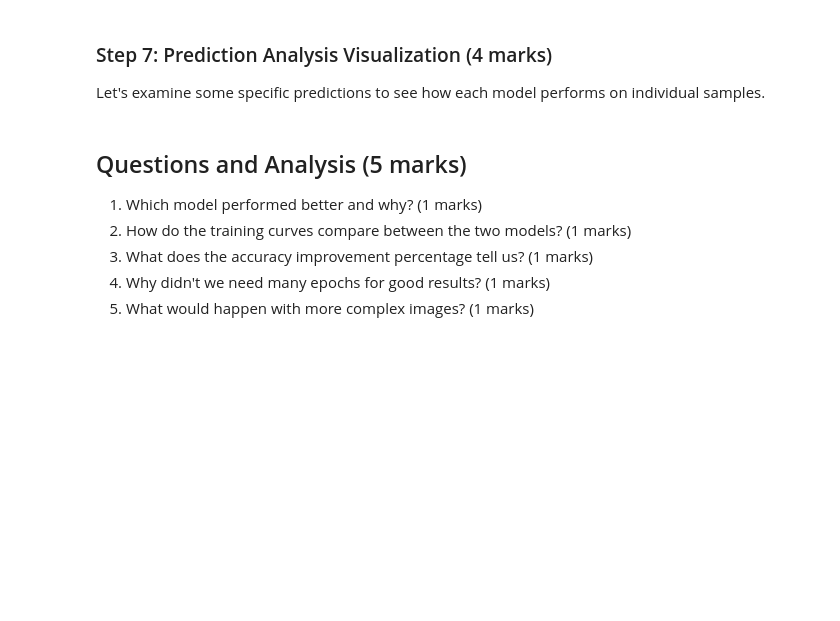
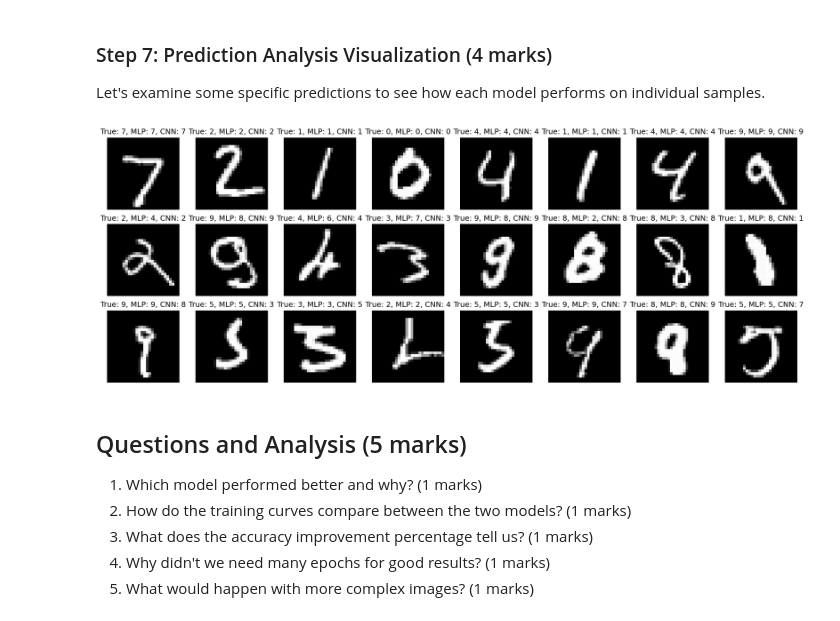
Before and after one commit to nathanielmills-101/ENGG680_2025_Fall, a Jupyter notebook: Assignment2.ipynb, the cells around one changed output. Drawn from its saved outputs; the diff is of its cells as text; code cells hidden in the pictures; blank space fills up the shorter version.

```diff
--- a/Assignment2.ipynb
+++ b/Assignment2.ipynb
@@ -1040,37 +1136,56 @@ Let's examine some specific predictions to see how each model performs on indivi
 # %%
 # Visualize correct and incorrect predictions, create a 3x8 grid
 # First row: Both models correct
 # Second row: CNN correct, MLP wrong
 # Third row: MLP correct, CNN wrong
-
 # Create subplots
 # your code here (1 marks)
 
+fig, axes = plt.subplots(3, 8, figsize=(16, 6), dpi=150)
+axes = axes.flatten()
 
 # Find correct predictions for each case
-# Sample for both_correct
+# your code here (1 marks)
+#First row:
 both_correct = (mlp_predicted_classes == y_test) & (cnn_predicted_classes == y_test)
-both_correct_indices = np.where(both_correct)[0][:8]
-
-# your code here (1 marks)
+#Second row:
+cnn_correct_mlp_wrong = (mlp_predicted_classes != y_test) & (cnn_predicted_classes == y_test)
+#Third row:
+mlp_correct_cnn_wrong = (mlp_predicted_classes == y_test) & (cnn_predicted_classes != y_test)
 
 
 
+
+# Sample for both_correct
+both_correct_indices = np.where(both_correct)[0][:8]
+cnn_correct_mlp_wrong_indices = np.where(cnn_correct_mlp_wrong)[0][:8]
+mlp_correct_cnn_wrong_indices = np.where(mlp_correct_cnn_wrong)[0][:8]
+# Plot correct predictions
+plot_indices =[
+    both_correct_indices,
+    cnn_correct_mlp_wrong_indices,
+    mlp_correct_cnn_wrong_indices
+]
 
 # Plot examples, you can learn how to plot them from previous plotting code in Part 2
 # Add a title for each graph showing the true label and both model predictions
 # hint: use for loop to iterate through the indices and plot each image
 # your code here (2 marks)
 
+for row in range(3):
+    for col in range(8):
+        axes[row * 8 + col].axis('off')
+        if col < len(plot_indices[row]):
+            idx = plot_indices[row][col]
+            axes[row * 8 + col].imshow(X_test[idx].reshape(28, 28), cmap='gray', interpolation='nearest')
+            axes[row * 8 + col].set_title(f'True: {y_test[idx]}, MLP: {mlp_predicted_classes[idx]}, CNN: {cnn_predicted_classes[idx]}',
+            fontsize=12
+            )
 
-
-
-
-
-
-
-
+plt.tight_layout()
 plt.show()
+# %% [output]
+[figure, added]
 # %% [markdown]
 ## Questions and Analysis (5 marks)
 
```
Also changed, not shown: parts of 12 cells of this notebook, 4 other files.
